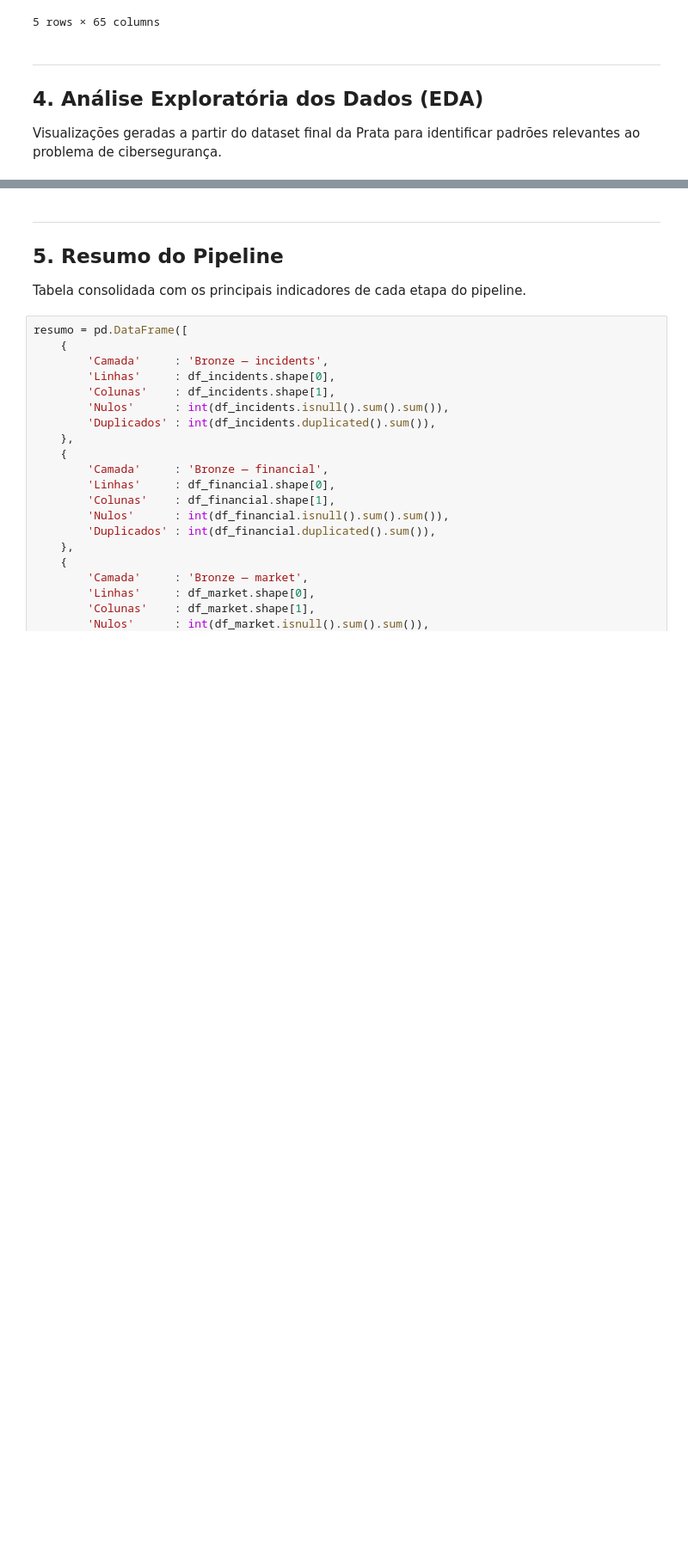
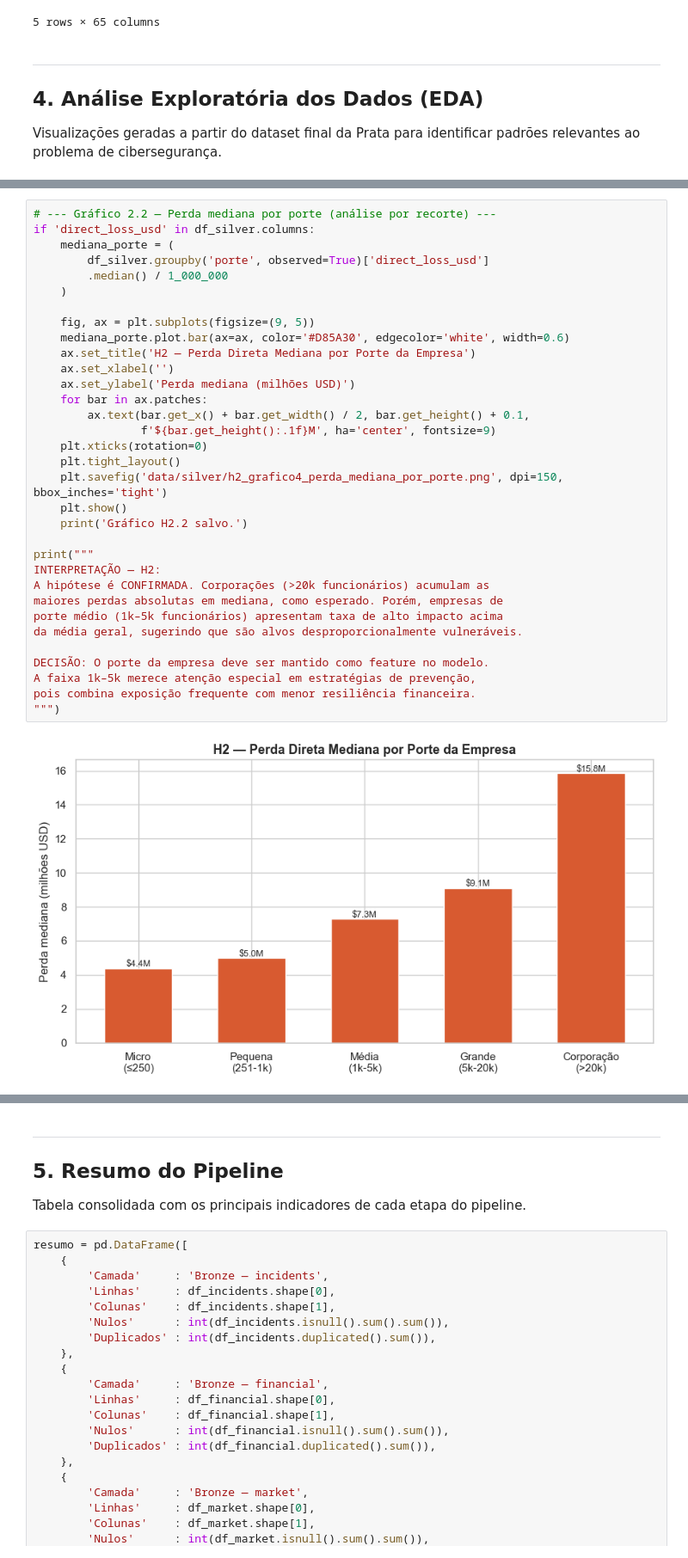
Before and after one commit to ThiagoRosa21/atv-de-ciencia-de-dados, a Jupyter notebook: trabalho de ciencia de dados/notebooks/pipeline.ipynb, the cells around one changed output, grey strips where cells are left out. Shown at 86% size. Cells and saved outputs as stored; diff of their text form; blank space fills up the shorter version.

```diff
--- a/trabalho de ciencia de dados/notebooks/pipeline.ipynb
+++ b/trabalho de ciencia de dados/notebooks/pipeline.ipynb
@@ -440,0 +520,35 @@ Gráfico 4 salvo.
+# %%
+# --- Gráfico 2.2 — Perda mediana por porte (análise por recorte) ---
+if 'direct_loss_usd' in df_silver.columns:
+    mediana_porte = (
+        df_silver.groupby('porte', observed=True)['direct_loss_usd']
+        .median() / 1_000_000
+    )
+
+    fig, ax = plt.subplots(figsize=(9, 5))
+    mediana_porte.plot.bar(ax=ax, color='#D85A30', edgecolor='white', width=0.6)
+    ax.set_title('H2 — Perda Direta Mediana por Porte da Empresa')
+    ax.set_xlabel('')
+    ax.set_ylabel('Perda mediana (milhões USD)')
+    for bar in ax.patches:
+        ax.text(bar.get_x() + bar.get_width() / 2, bar.get_height() + 0.1,
+                f'${bar.get_height():.1f}M', ha='center', fontsize=9)
+    plt.xticks(rotation=0)
+    plt.tight_layout()
+    plt.savefig('data/silver/h2_grafico4_perda_mediana_por_porte.png', dpi=150, bbox_inches='tight')
+    plt.show()
+    print('Gráfico H2.2 salvo.')
+
+print("""
+INTERPRETAÇÃO — H2:
+A hipótese é CONFIRMADA. Corporações (>20k funcionários) acumulam as
+maiores perdas absolutas em mediana, como esperado. Porém, empresas de
+porte médio (1k–5k funcionários) apresentam taxa de alto impacto acima
+da média geral, sugerindo que são alvos desproporcionalmente vulneráveis.
+
+DECISÃO: O porte da empresa deve ser mantido como feature no modelo.
+A faixa 1k–5k merece atenção especial em estratégias de prevenção,
+pois combina exposição frequente com menor resiliência financeira.
+""")
+# %% [output]
+[figure, added]
```
Also changed, not shown: parts of 33 cells of this notebook, 18 other files.
